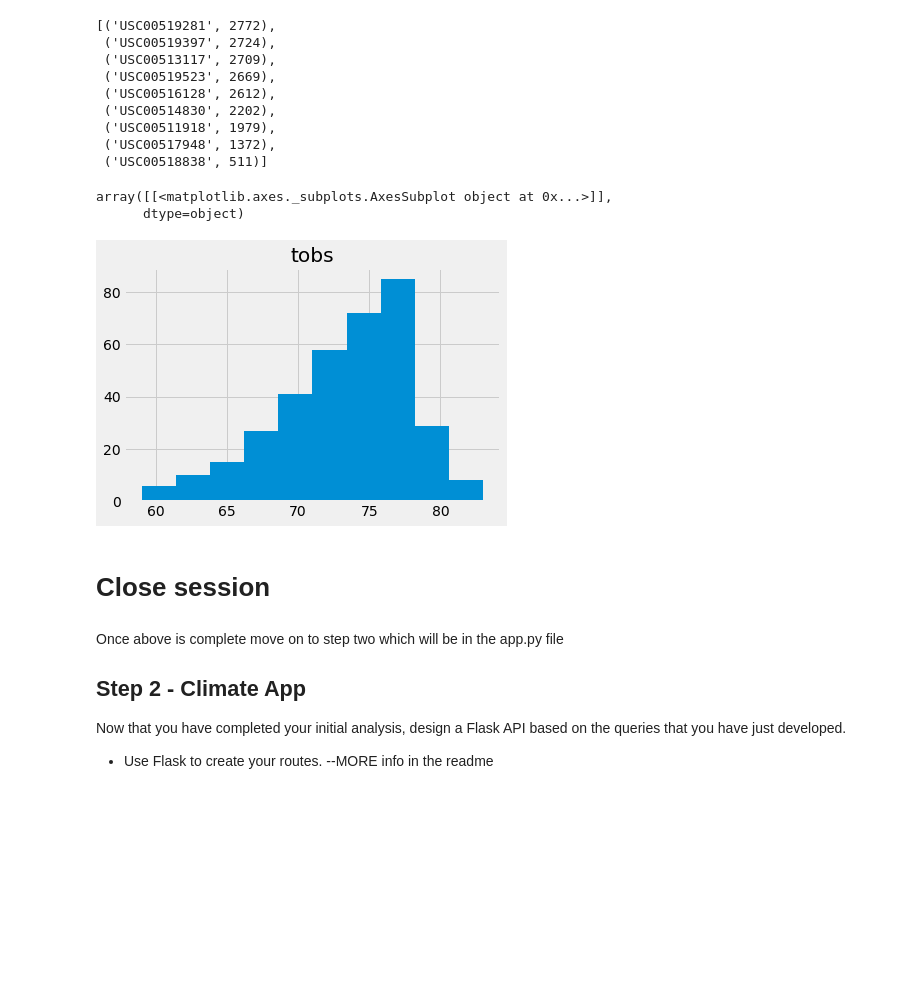
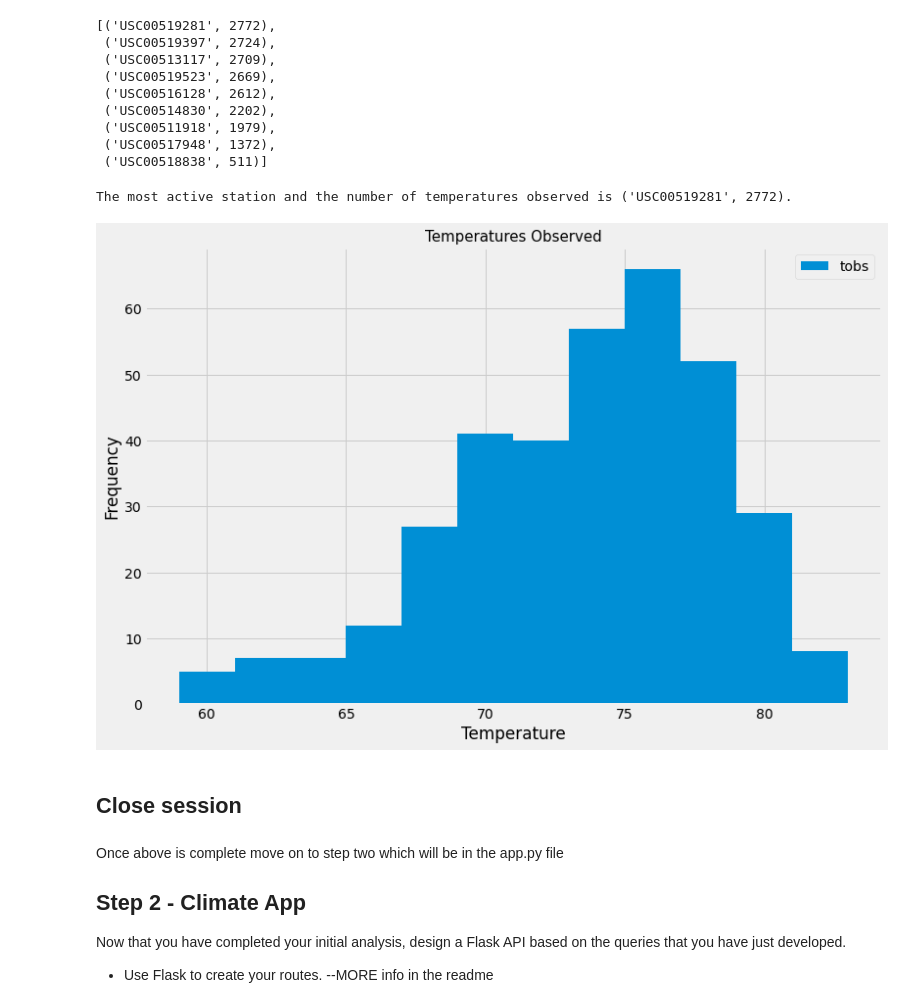
Before and after one commit to ic17rey/sqlalchemy-challenge, a Jupyter notebook: climate.ipynb, the cells around one changed output. Cells and saved outputs as stored; diff of their text form; code cells hidden in the pictures; blank space fills up the shorter version.

Commit message:
Create histogram for most active weather station

```diff
--- a/climate.ipynb
+++ b/climate.ipynb
@@ -360,4 +290,9 @@ session.query(Measurement.station, func.count()).group_by(Measurement.station).o
  ('USC00511918', 1979),
  ('USC00517948', 1372),
  ('USC00518838', 511)]
+# %%
+most_active_station = session.query(Measurement.station, func.count()).group_by(Measurement.station).order_by(func.count().desc()).first()
+print(f'The most active station and the number of temperatures observed is {most_active_station}.')
+# %% [output]
+The most active station and the number of temperatures observed is ('USC00519281', 2772).
 # %%
@@ -365,16 +304,20 @@ session.query(Measurement.station, func.count()).group_by(Measurement.station).o
 # %%
 # Using the most active station id
 # Query the last 12 months of temperature observation data for this station and plot the results as a histogram
-result = session.query(Measurement.tobs).filter((Measurement.date > year_prior)&
+observations = session.query(Measurement.tobs).filter((Measurement.date > year_prior)&
                                                 (Measurement.station == 'USC00519281')).all()
-pd.DataFrame(result).hist()
+#plt.figure(figsize=(12,8))
+pd.DataFrame(observations).hist(figsize=(12,8), bins=12, label='tobs')
+
+plt.legend()
+plt.title('Temperatures Observed', size=15)
+plt.xlabel('Temperature')
+plt.ylabel('Frequency')
 plt.show()
 # %% [output]
-array([[<matplotlib.axes._subplots.AxesSubplot object at 0x...>]],
-      dtype=object)
-[figure, old version]
+[figure, new version]
 # %% [markdown]
-# Close session
+## Close session
 # %%
 # Close Session
 session.close()
```
Also changed, not shown: parts of 34 cells of this notebook, 1 other file.
